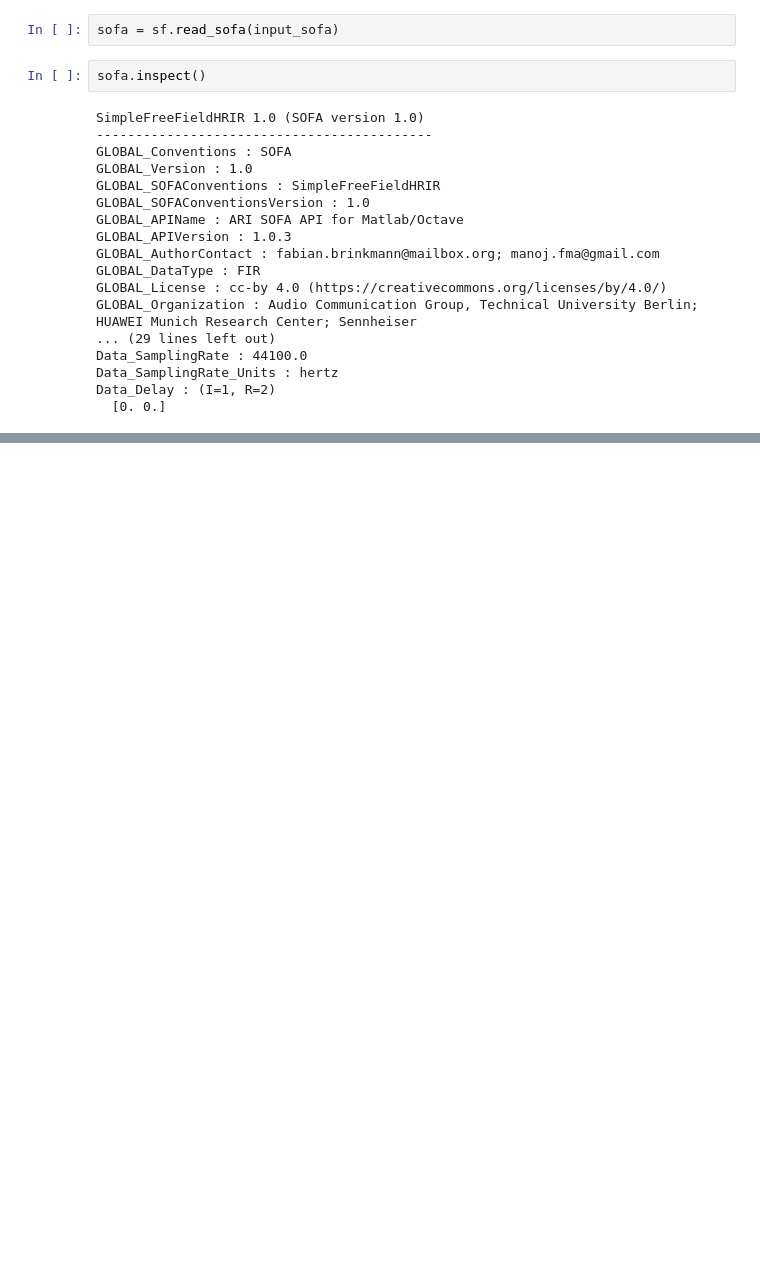
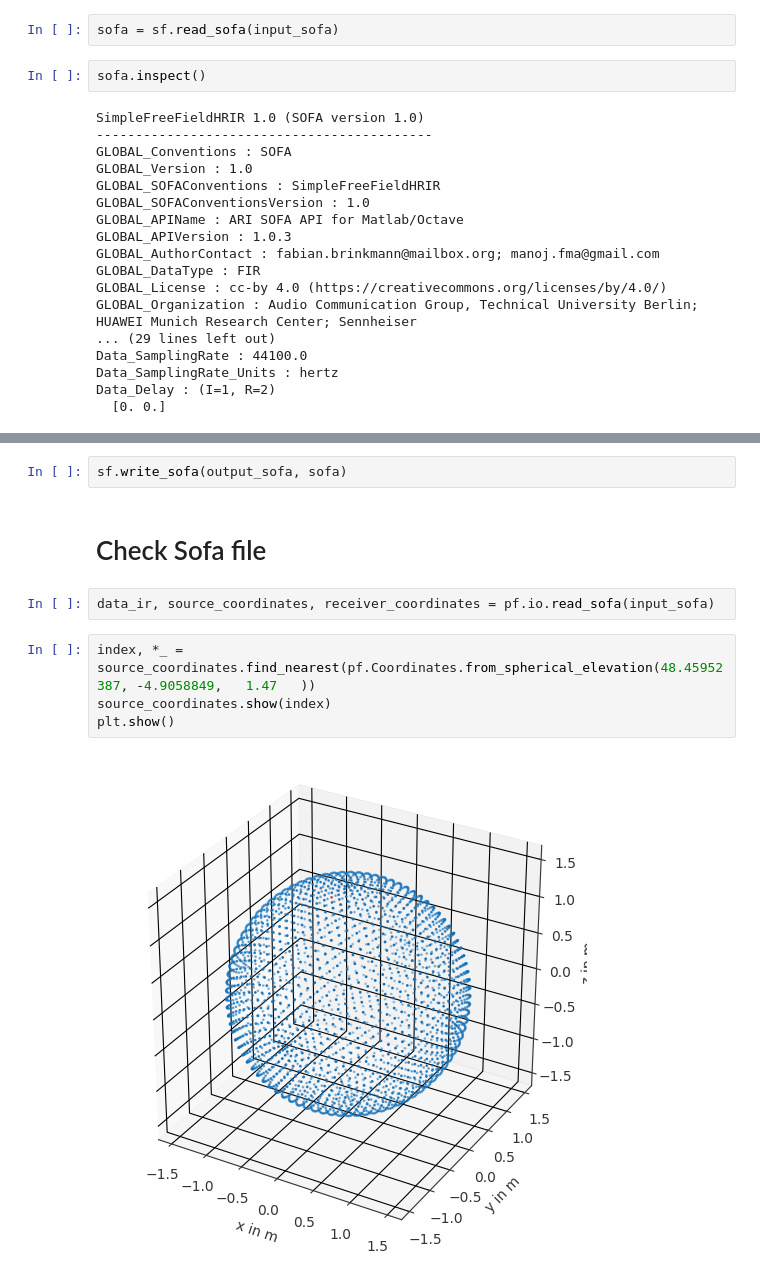
Before and after one commit to vackva/Orbe, a Jupyter notebook: python/time_alignment_2_electric_boogaloo.ipynb, the cells around one changed output, grey strips where cells are left out. Saved outputs shown, nothing was run; the diff lists cells and outputs as text; blank space fills up the shorter version.

```diff
--- a/python/time_alignment_2_electric_boogaloo.ipynb
+++ b/python/time_alignment_2_electric_boogaloo.ipynb
@@ -63,0 +74,12 @@ sofa.verify()
+# %%
+sf.write_sofa(output_sofa, sofa)
+# %% [markdown]
+# Check Sofa file
+# %%
+data_ir, source_coordinates, receiver_coordinates = pf.io.read_sofa(input_sofa)
+# %%
+index, *_ = source_coordinates.find_nearest(pf.Coordinates.from_spherical_elevation(48.45952387, -4.9058849,   1.47   ))
+source_coordinates.show(index)
+plt.show()
+# %% [output]
+[figure, added]
```
Also changed, not shown: parts of 6 cells of this notebook.
